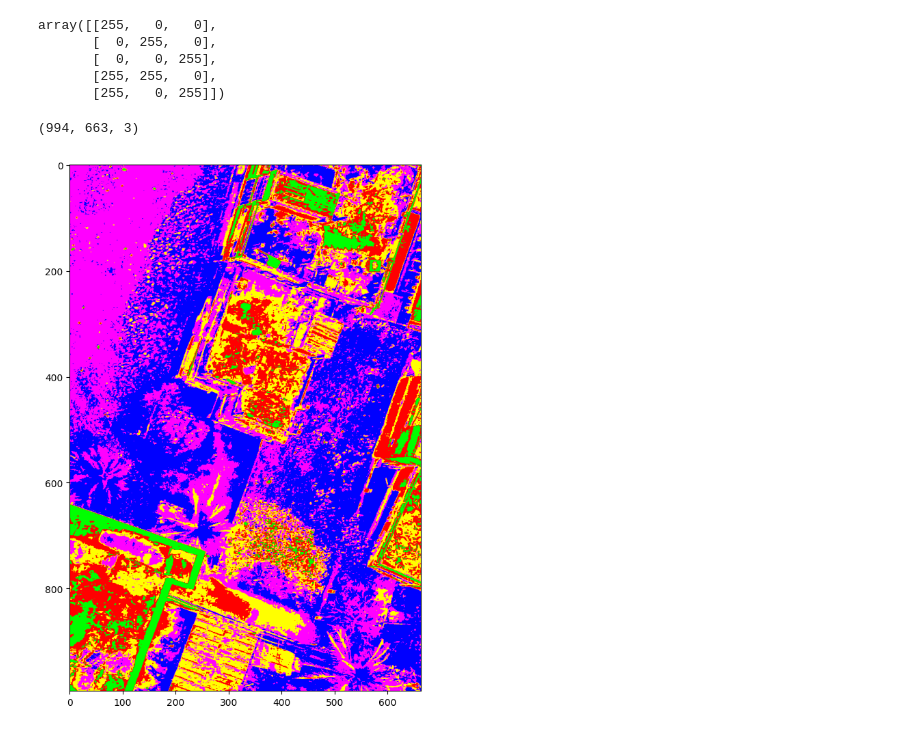
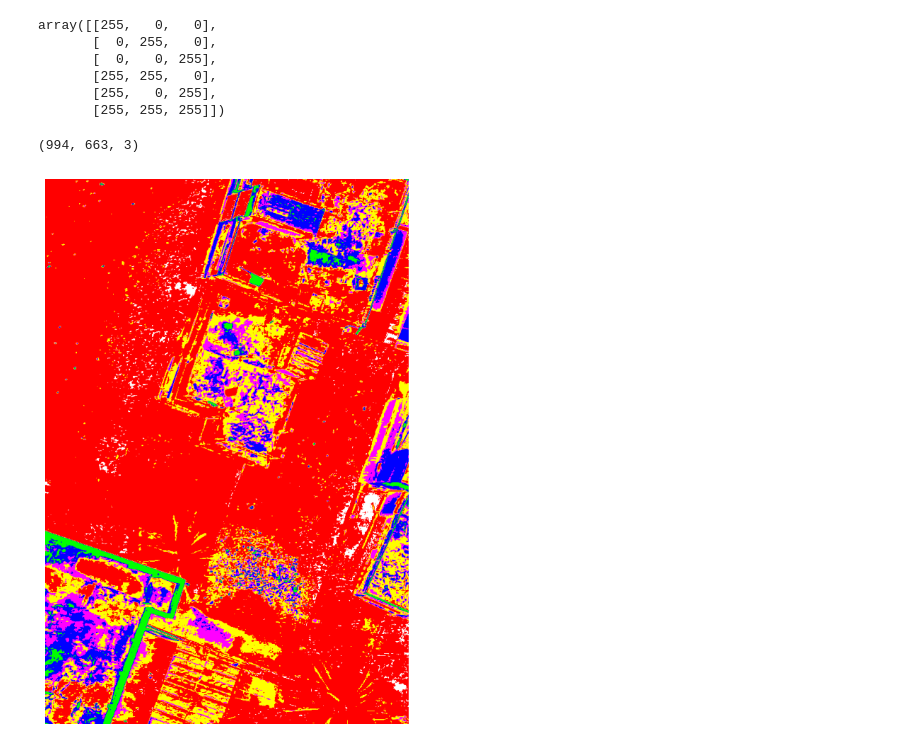
Before and after one commit to Aayush181509/Aerial-UAV-Imagery-Segmentation, a Jupyter notebook: Clustering in Drone Image.ipynb, the cells around one changed output. Drawn from its saved outputs; the diff is of its cells as text; code cells hidden in the pictures.

```diff
--- a/Clustering in Drone Image.ipynb
+++ b/Clustering in Drone Image.ipynb
@@ -21,6 +22,8 @@ print(rgb_image.shape)
 pixel_value = rgb_image.reshape((-1,3))
 #Convert to float32 datatype
 pixel_value = np.float32(pixel_value)
+# %%
+pixel_value = pixel_value/255
 # %%
 # let's define stopping criteria
 stop_criteria = (cv2.TERM_CRITERIA_EPS + cv2.TERM_CRITERIA_MAX_ITER, 100, 0.2)
@@ -76,18 +79,19 @@ plt.show()
 # %%
 # let's specify number of clusters (K)
-k = 5
+k = 6
 attempts = 10
 ret, labels, centers = cv2.kmeans(pixel_value, k, None, stop_criteria, attempts, cv2.KMEANS_RANDOM_CENTERS)
 # %%
 # v = np.array([[255,0,0],[0,255,0],[0,0,255],[255,255,0],[0,255,255],[192,192,192]])
-v = np.array([[255,0,0],[0,255,0],[0,0,255],[255,255,0],[255,0,255]])
+v = np.array([[255,0,0],[0,255,0],[0,0,255],[255,255,0],[255,0,255],[255,255,255]])
 v
 # %% [output]
 array([[255,   0,   0],
        [  0, 255,   0],
        [  0,   0, 255],
        [255, 255,   0],
-       [255,   0, 255]])
+       [255,   0, 255],
+       [255, 255, 255]])
 # %%
 # convert back into uint8 to make original input image
 centers = np.uint8(centers)
@@ -104,7 +108,8 @@ print(segmented_image.shape)
 # %%
 # show the segmented output image
 plt.figure(figsize=(10,10))
 plt.imshow(segmented_image)
+plt.axis('off')
 plt.show()
 # %% [output]
-[figure, old version]
+[figure, new version]
```
Also changed, not shown: parts of 7 cells of this notebook.
